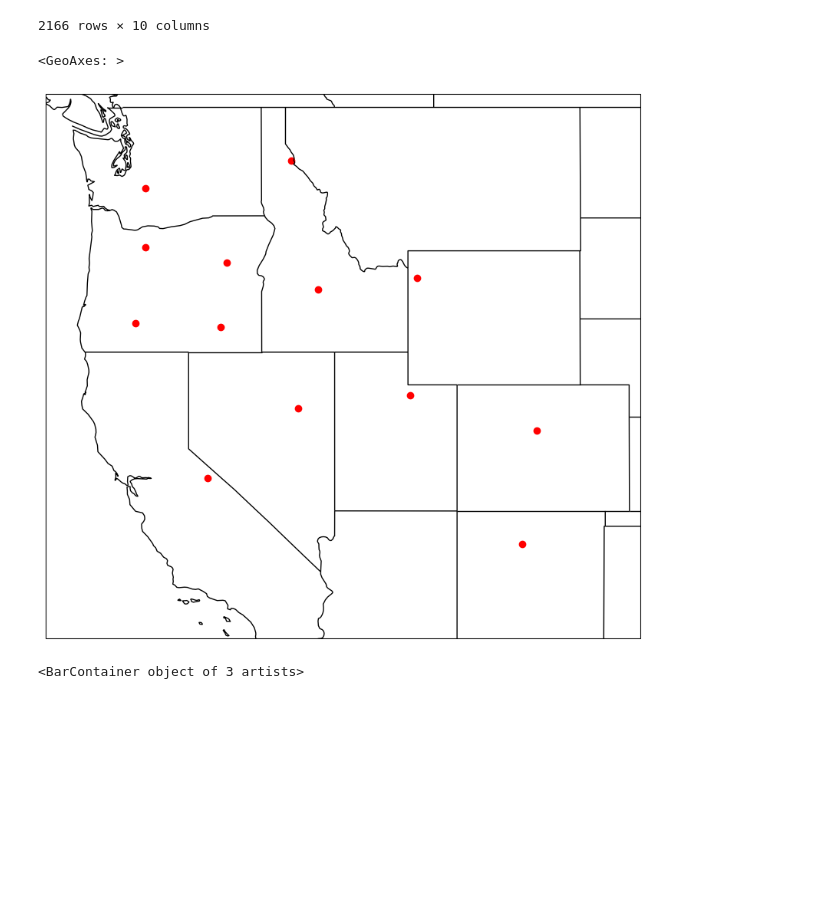
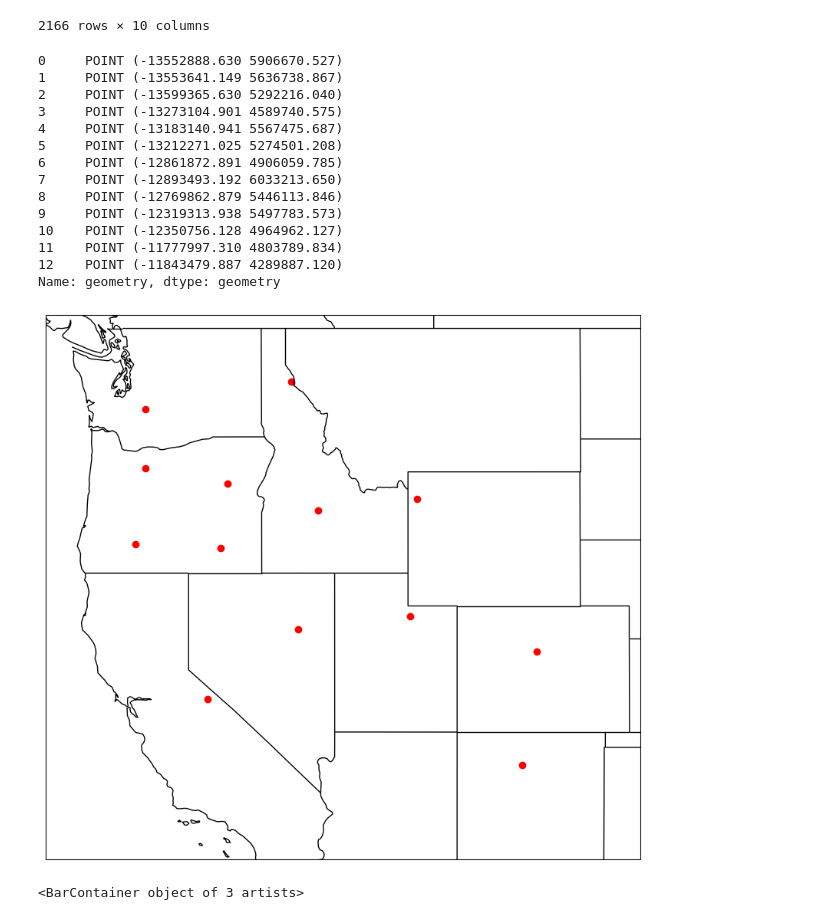
Before and after one commit to rpalomaki/SWE_error_analysis, a Jupyter notebook: ross_sandbox.ipynb, the cells around one changed output. Cells and saved outputs as stored; diff of their text form; code cells hidden in the pictures; blank space fills up the shorter version.

```diff
--- a/ross_sandbox.ipynb
+++ b/ross_sandbox.ipynb
@@ -425,39 +350,54 @@ data
 | 2025-05-31 06:00:00+00:00 | 1000:OR:SNTL | POINT Z (-122.16518 42.87007 6020) | 20.1 | in | 14.4 | pct | 44.96 | ... |
 2166 rows × 10 columns
 # %%
-sites = gpd.read_file('../data_sandbox/swe_errors/snotel/fig4_sites.csv')
+sites = gpd.read_file('/pl/active/palomaki-sar/insar_swe_errors/data/snotel/fig4_sites.csv')
 sites['geometry'] = gpd.points_from_xy(sites['lon'], sites['lat'], crs='epsg:4326')
 sites = gpd.GeoDataFrame(sites).to_crs('epsg:3857')
 
 countries = cfeature.NaturalEarthFeature(
         category='cultural',
         name='admin_0_boundary_lines_land',
         scale='50m',
         facecolor='none')
 
 states_provinces = cfeature.NaturalEarthFeature(
         category='cultural',
         name='admin_1_states_provinces_lines',
         scale='50m',
         facecolor='none')
 
 fig = plt.figure(figsize=(10,10))
 ax = plt.axes(projection=ccrs.epsg(3857))
 ax.coastlines()
 # ax.
 ax.add_feature(countries)
 ax.add_feature(states_provinces)
 minx, miny, maxx, maxy = sites.total_bounds
 minx *= 1.03
 maxx *= 0.96
 miny *= 0.9
 maxy *= 1.05
 ax.set_extent((minx, maxx, miny, maxy), crs=ccrs.epsg(3857))
 
 sites['geometry'].plot(ax=ax, color='r')
+
+sites['geometry']
 # %% [output]
-<GeoAxes: >
+0     POINT (-13552888.630 5906670.527)
+1     POINT (-13553641.149 5636738.867)
+2     POINT (-13599365.630 5292216.040)
+3     POINT (-13273104.901 4589740.575)
+4     POINT (-13183140.941 5567475.687)
+5     POINT (-13212271.025 5274501.208)
+6     POINT (-12861872.891 4906059.785)
+7     POINT (-12893493.192 6033213.650)
+8     POINT (-12769862.879 5446113.846)
+9     POINT (-12319313.938 5497783.573)
+10    POINT (-12350756.128 4964962.127)
+11    POINT (-11777997.310 4803789.834)
+12    POINT (-11843479.887 4289887.120)
+Name: geometry, dtype: geometry
-[figure, old version]
+[figure, new version]
 # %%
 rel_error = pd.DataFrame(sites['median_peak_swe'] / sites['median_peak_swe'])
 rel_error['soil_error'] = sites['soil_error'] / sites['median_peak_swe']
```
Also changed, not shown: parts of 11 cells of this notebook, 1 other file.
